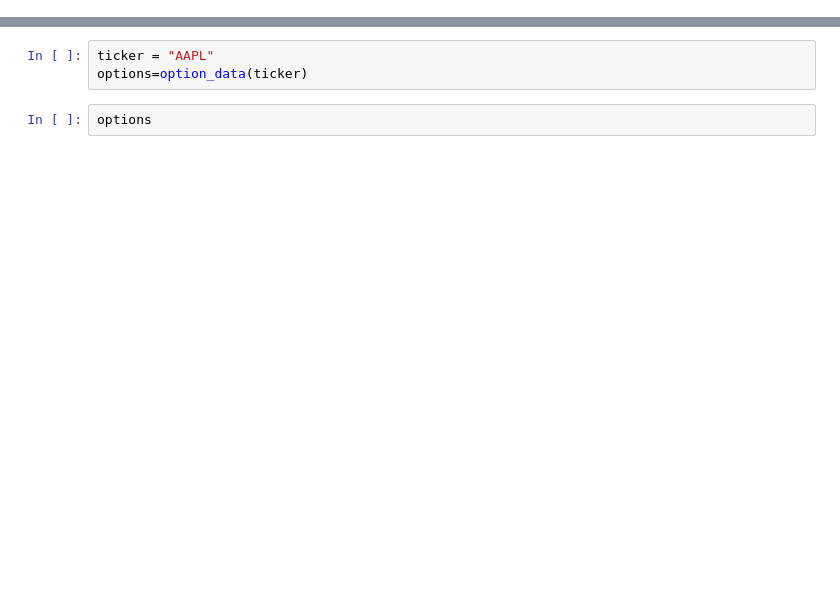
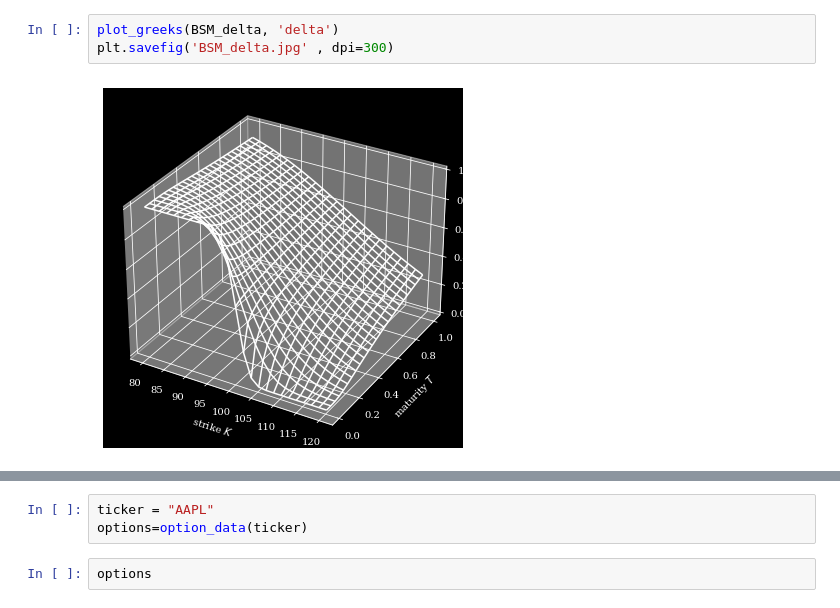
Before and after one commit to Moccazio/Know_Your_Options, a Jupyter notebook: Chapter1-Introduction/Medium/Know_Your_Options.ipynb, the cells around one changed output, grey strips where cells are left out. Saved outputs shown, nothing was run; the diff lists cells and outputs as text; blank space fills up the shorter version.

```diff
--- a/Chapter1-Introduction/Medium/Know_Your_Options.ipynb
+++ b/Chapter1-Introduction/Medium/Know_Your_Options.ipynb
@@ -9,0 +37,5 @@ from yahoo_fin.stock_info import get_quote_table
+# %%
+plot_greeks(BSM_delta, 'delta')
+plt.savefig('BSM_delta.jpg' , dpi=300)
+# %% [output]
+[figure, added]
```
Also changed, not shown: parts of 11 cells of this notebook.
